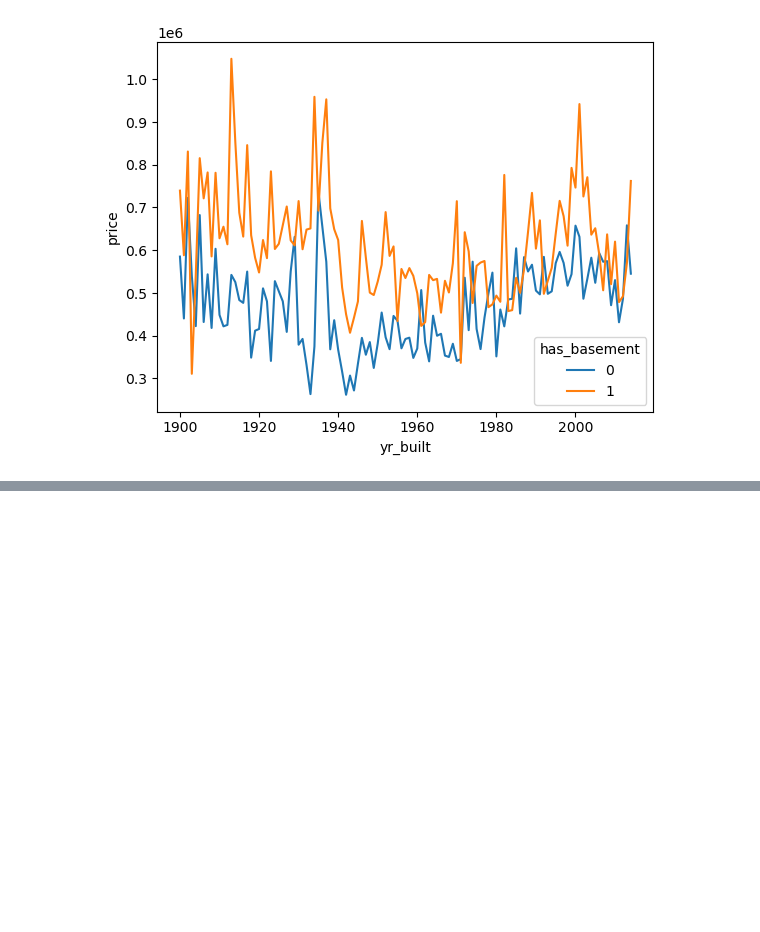
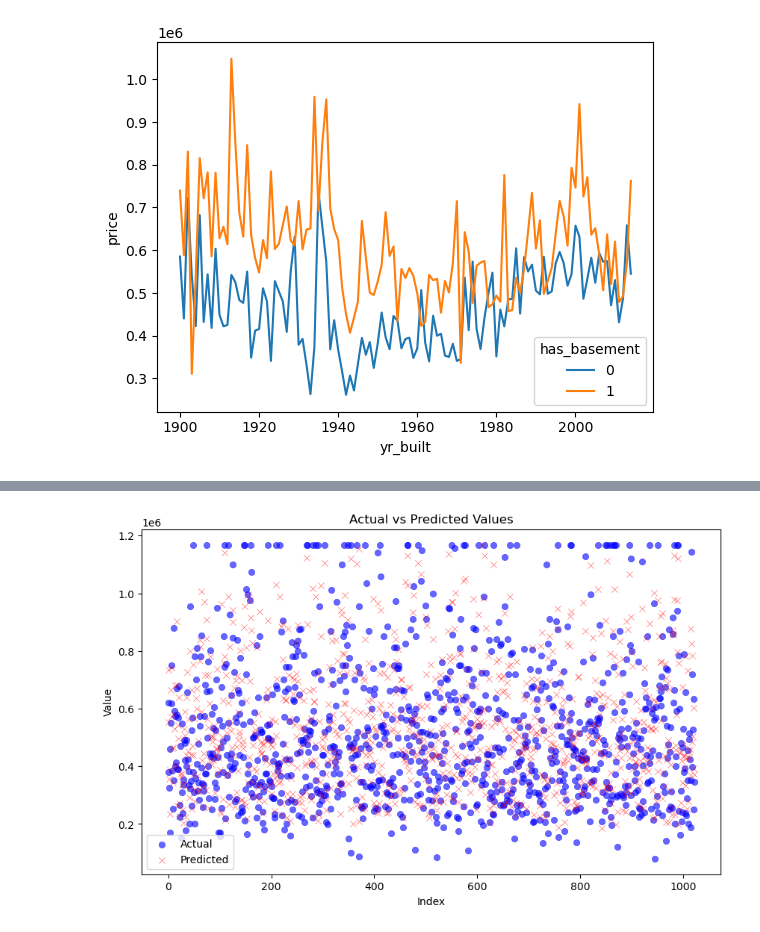
Before and after one commit to ayberkozcan/regression-exercises, a Jupyter notebook: Analyzing USA House Prices/analyzing_USA_house_prices.ipynb, the cells around one changed output, grey strips where cells are left out. Cells and saved outputs as stored; diff of their text form; code cells hidden in the pictures; blank space fills up the shorter version.

```diff
--- a/Analyzing USA House Prices/analyzing_USA_house_prices.ipynb
+++ b/Analyzing USA House Prices/analyzing_USA_house_prices.ipynb
@@ -513,0 +679,20 @@ plt.show()
+# %%
+df_plot = pd.DataFrame({
+    'Index': range(len(y_test)),
+    'Actual': y_test,
+    'Predicted': y_pred_rf
+})
+
+plt.figure(figsize=(10, 6))
+
+sns.scatterplot(data=df_plot, x='Index', y='Actual', color='blue', label='Actual', alpha=0.6, edgecolor=None, marker='o')
+sns.scatterplot(data=df_plot, x='Index', y='Predicted', color='red', label='Predicted', alpha=0.6, edgecolor=None, marker='x')
+
+plt.title('Actual vs Predicted Values')
+plt.xlabel('Index')
+plt.ylabel('Value')
+plt.legend()
+
+plt.show()
+# %% [output]
+[figure, added]
```
Also changed, not shown: parts of 25 cells of this notebook.
